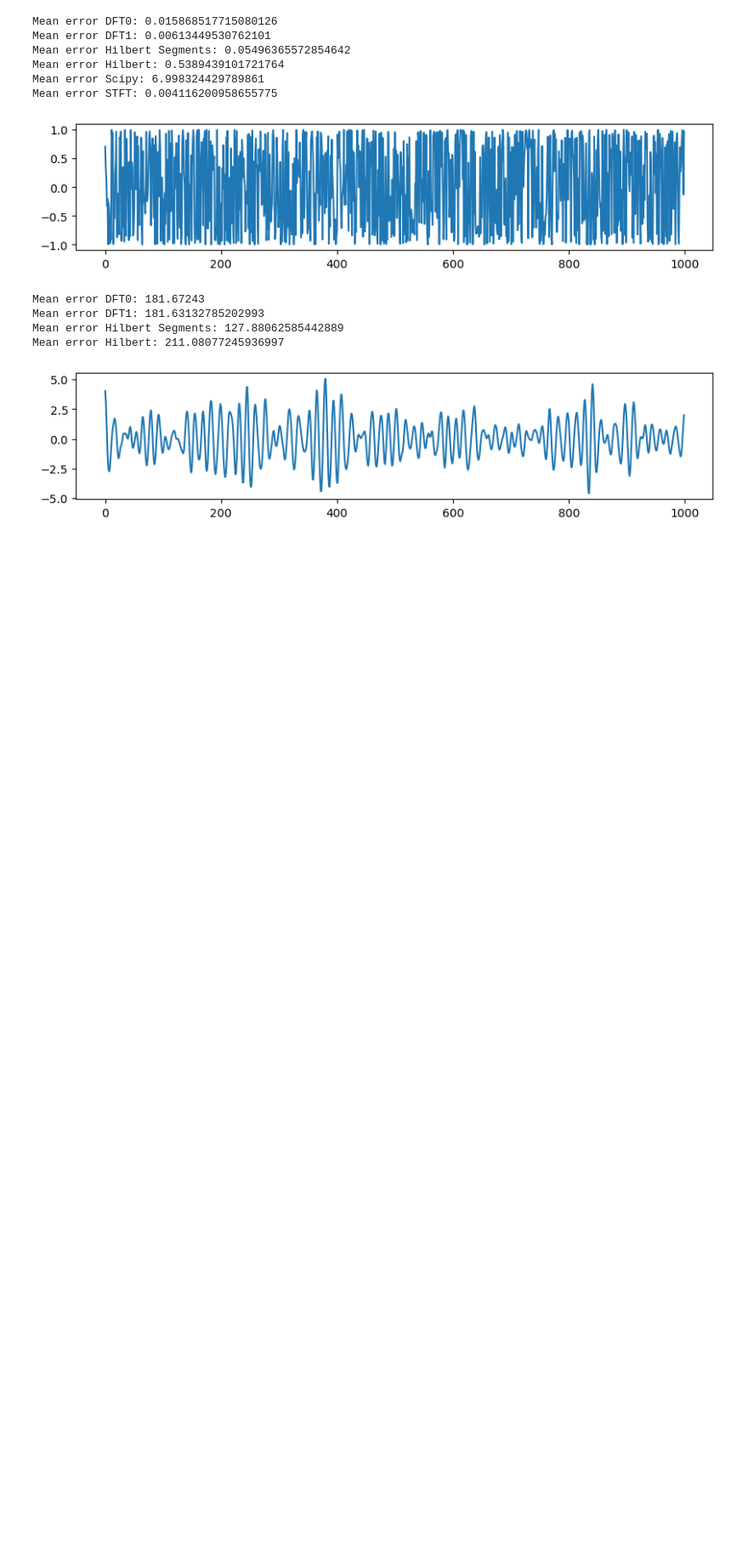
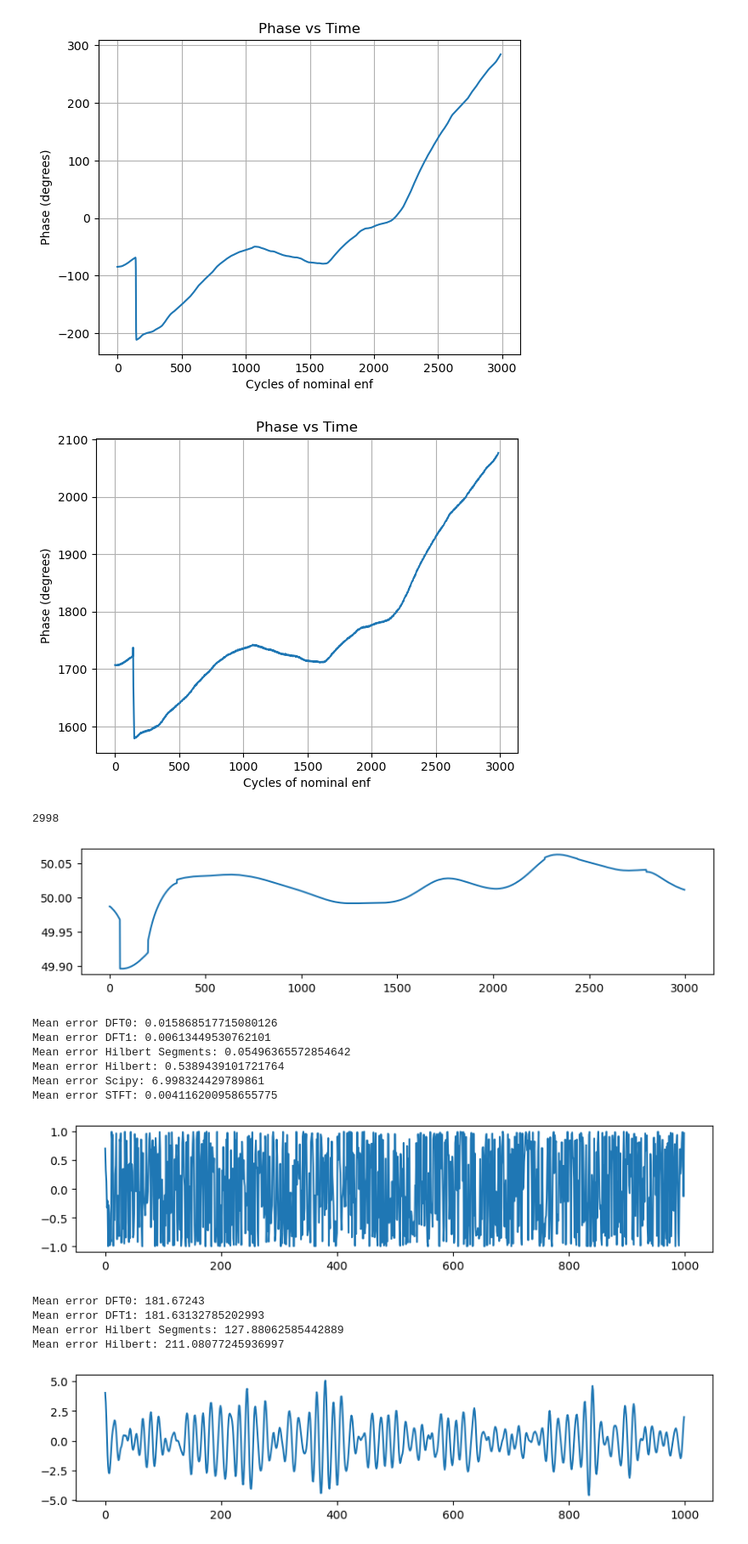
Before and after one commit to Licates/ENFify, a Jupyter notebook: notebooks/ls/0.05_ls_freq_and_phase_error.ipynb, the cells around one changed output. Shown at 85% size. Saved outputs shown, nothing was run; the diff lists cells and outputs as text; code cells hidden in the pictures; blank space fills up the shorter version.

```diff
--- a/notebooks/ls/0.05_ls_freq_and_phase_error.ipynb
+++ b/notebooks/ls/0.05_ls_freq_and_phase_error.ipynb
@@ -395,3 +486,47 @@ plt.show()
+# %%
+from scipy.signal import savgol_filter
+num_cycles = 10
+N_DFT = 20_000
+nominal_enf = 50
+sig_cut = cut_signal(sig_harmonics[0], 3000, 52)
+
+phases = segmented_phase_estimation_DFT1(sig_cut, FS, num_cycles, N_DFT, nominal_enf)
+
+x = np.arange(len(phases))
+plt.plot(x, np.degrees(phases))
+plt.xlabel("Cycles of nominal enf")
+plt.ylabel("Phase (degrees)")
+plt.title("Phase vs Time")
+plt.grid(True)
+plt.show()
+
+phases = segmented_phase_estimation_hilbert(sig_cut, FS, num_cycles, 50)
+
+x = np.arange(len(phases))
+plt.plot(x, np.degrees(phases))
+plt.xlabel("Cycles of nominal enf")
+plt.ylabel("Phase (degrees)")
+plt.title("Phase vs Time")
+plt.grid(True)
+plt.show()
+
+# STFT Test
+N = 8001
+H = 20
+X = librosa.stft(sig_cut, n_fft=N, hop_length=H, win_length=N, window='hamming')
+
+F_coef_IF = compute_if(X, FS, N, H)
+max_energy_freq = compute_max_energy_frequency_over_time(X, F_coef_IF)
+
+print(len(max_energy_freq))
+plt.figure(figsize=(10,2))
+plt.plot(max_energy_freq)
+plt.show()
+# %% [output]
+[figure, added]
+[figure, added]
+2998
+[figure, added]
 # %%
 # Synthetic ENF Signal
 N_DFT = 20_000
```
Also changed, not shown: parts of 4 cells of this notebook, 19 other files.
